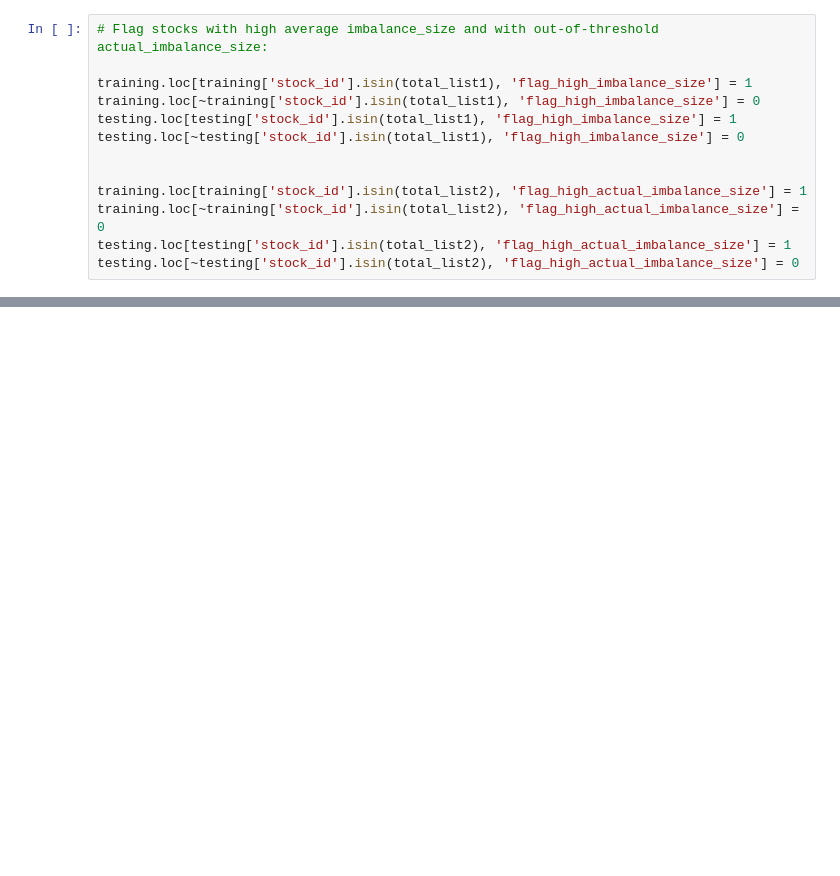
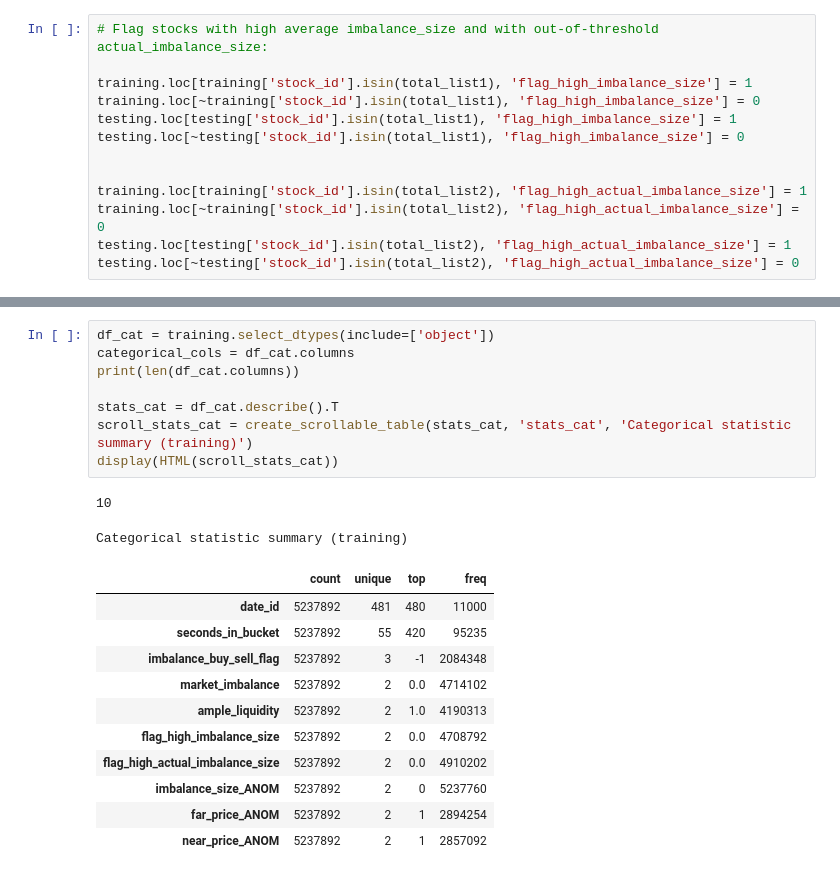
Before and after one commit to huanrafa/ProjectPracticing, a Jupyter notebook: 2023_12(1) Optiver - Trading at the Close/OptiverTrading.ipynb, the cells around one changed output, grey strips where cells are left out. Drawn from its saved outputs; the diff is of its cells as text; blank space fills up the shorter version.

```diff
--- a/2023_12(1) Optiver - Trading at the Close/OptiverTrading.ipynb
+++ b/2023_12(1) Optiver - Trading at the Close/OptiverTrading.ipynb
@@ -765,0 +799,22 @@ testing.loc[~testing['stock_id'].isin(total_list2), 'flag_high_actual_imbalance_
+# %%
+df_cat = training.select_dtypes(include=['object'])
+categorical_cols = df_cat.columns
+print(len(df_cat.columns))
+
+stats_cat = df_cat.describe().T
+scroll_stats_cat = create_scrollable_table(stats_cat, 'stats_cat', 'Categorical statistic summary (training)')
+display(HTML(scroll_stats_cat))
+# %% [output]
+10
+Categorical statistic summary (training)
+|  | count | unique | top | freq |
+| date_id | 5237892 | 481 | 480 | 11000 |
+| seconds_in_bucket | 5237892 | 55 | 420 | 95235 |
+| imbalance_buy_sell_flag | 5237892 | 3 | -1 | 2084348 |
+| market_imbalance | 5237892 | 2 | 0.0 | 4714102 |
+| ample_liquidity | 5237892 | 2 | 1.0 | 4190313 |
+| flag_high_imbalance_size | 5237892 | 2 | 0.0 | 4708792 |
+| flag_high_actual_imbalance_size | 5237892 | 2 | 0.0 | 4910202 |
+| imbalance_size_ANOM | 5237892 | 2 | 0 | 5237760 |
+| far_price_ANOM | 5237892 | 2 | 1 | 2894254 |
+| near_price_ANOM | 5237892 | 2 | 1 | 2857092 |
```
Also changed, not shown: parts of 21 cells of this notebook.
